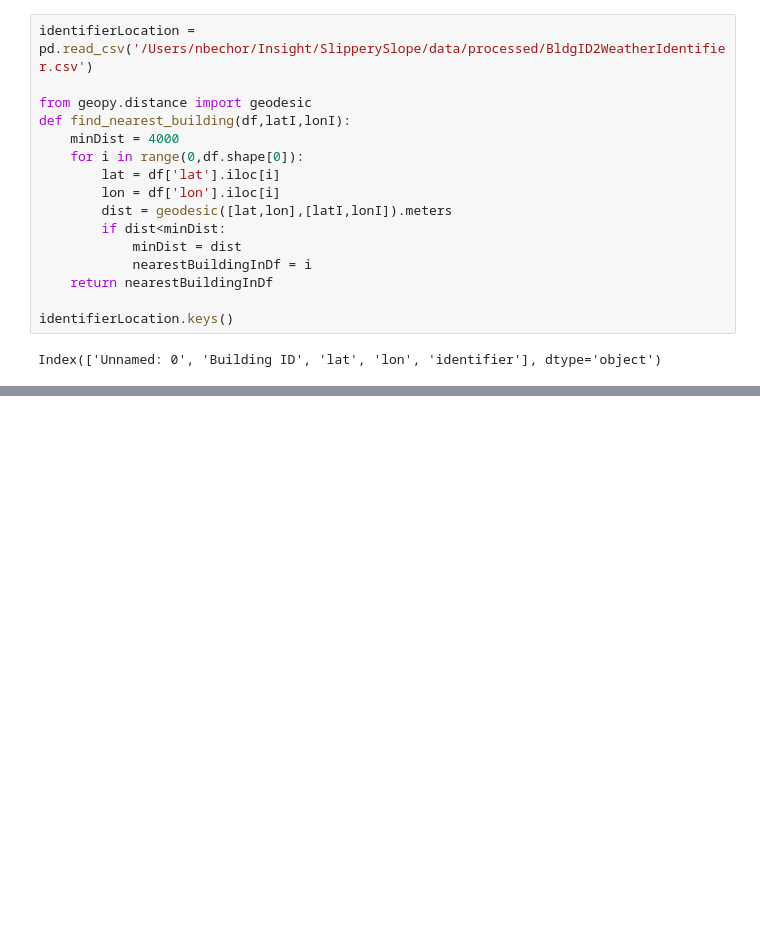
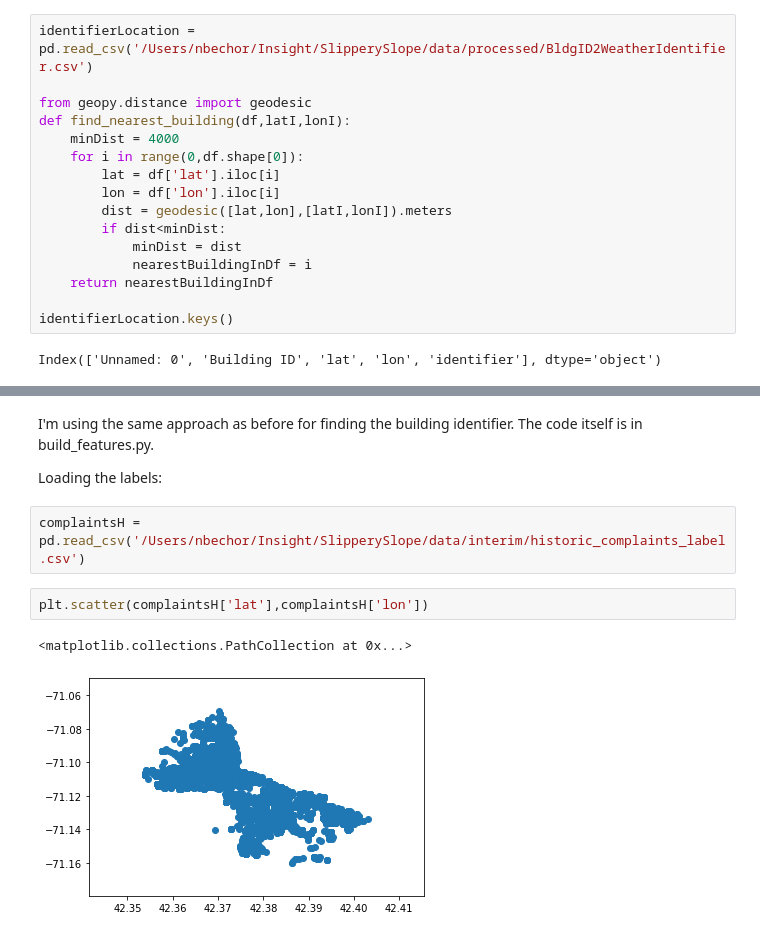
Before and after one commit to nbechor/SlipperySlope, a Jupyter notebook: notebooks/Notebook2ConnectingBuildingIDWithComplaintsAndTicketDataSets.ipynb, the cells around one changed output, grey strips where cells are left out. Saved outputs shown, nothing was run; the diff lists cells and outputs as text; blank space fills up the shorter version.

```diff
--- a/notebooks/Notebook2ConnectingBuildingIDWithComplaintsAndTicketDataSets.ipynb
+++ b/notebooks/Notebook2ConnectingBuildingIDWithComplaintsAndTicketDataSets.ipynb
@@ -136,0 +224,11 @@ KeyboardInterrupt:
+# %% [markdown]
+I'm using the same approach as before for finding the building identifier. The code itself is in build_features.py.
+
+Loading the labels:
+# %%
+complaintsH = pd.read_csv('/Users/nbechor/Insight/SlipperySlope/data/interim/historic_complaints_label.csv')
+# %%
+plt.scatter(complaintsH['lat'],complaintsH['lon'])
+# %% [output]
+<matplotlib.collections.PathCollection at 0x...>
+[figure, added]
```
Also changed, not shown: parts of 21 cells of this notebook, 12 other files.
